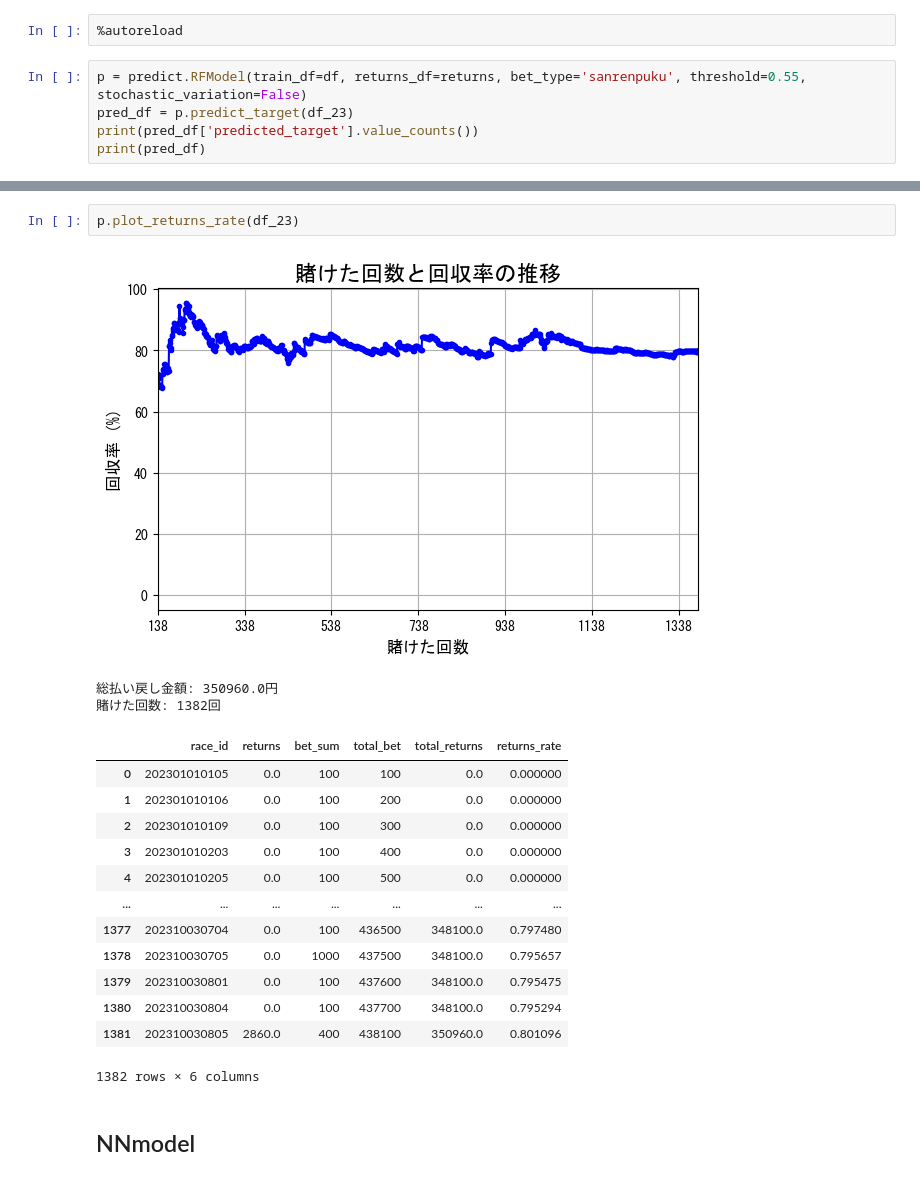
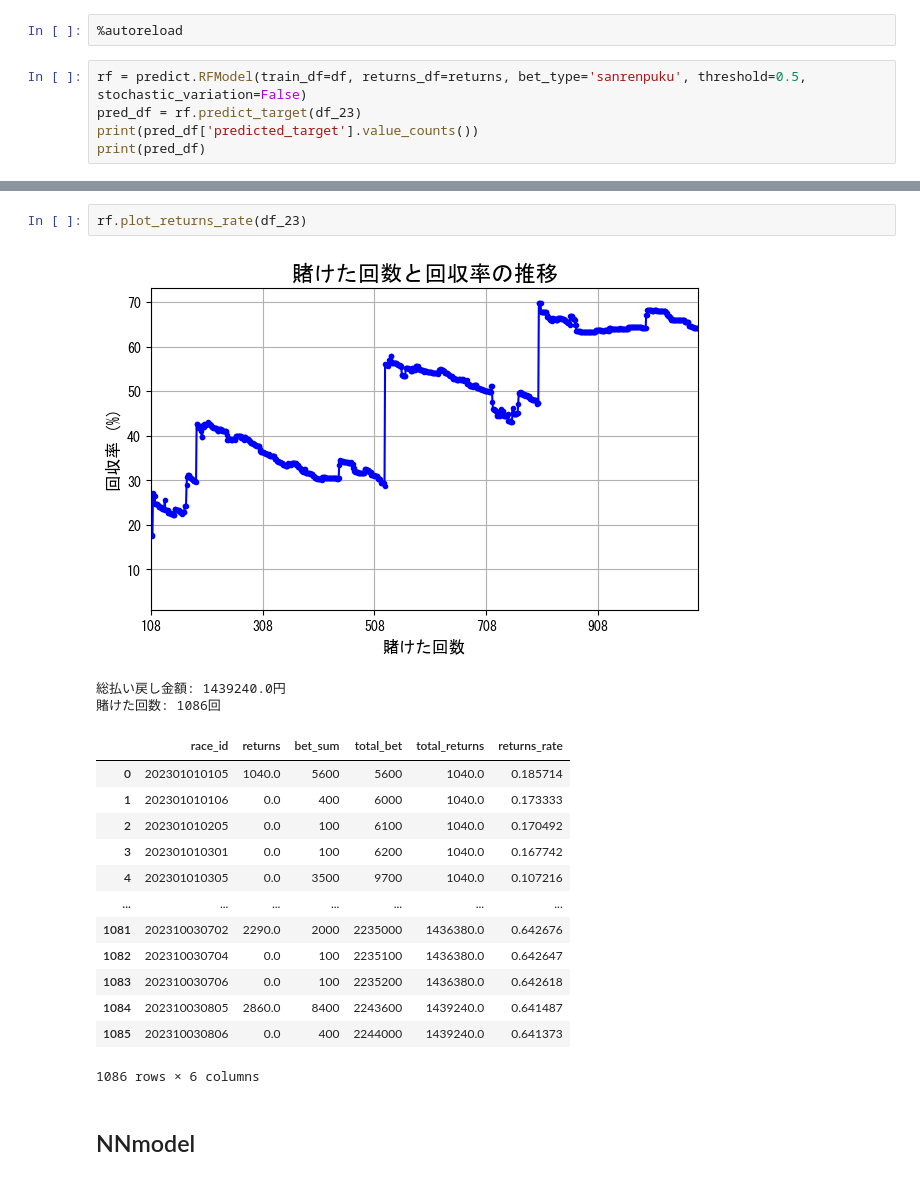
Before and after one commit to nanzeu/keiba, a Jupyter notebook: predict.ipynb, the cells around one changed output, grey strips where cells are left out. Drawn from its saved outputs; the diff is of its cells as text.

```diff
--- a/predict.ipynb
+++ b/predict.ipynb
@@ -109,8 +107,8 @@ with open(os.path.join(local_paths.MODELS_DIR, '2022_model_1_1.pickle'), mode='r
 # %%
 %autoreload
 # %%
-p = predict.RFModel(train_df=df, returns_df=returns, bet_type='sanrenpuku', threshold=0.55, stochastic_variation=False)
-pred_df = p.predict_target(df_23)
+rf = predict.RFModel(train_df=df, returns_df=returns, bet_type='sanrenpuku', threshold=0.5, stochastic_variation=False)
+pred_df = rf.predict_target(df_23)
 print(pred_df['predicted_target'].value_counts())
 print(pred_df)
 # %% [output]
@@ -134,22 +132,22 @@ weighted avg       0.78      0.80      0.78      9368
 # %%
-p.plot_returns_rate(df_23)
+rf.plot_returns_rate(df_23)
 # %% [output]
-[figure, old version]
+[figure, new version]
-総払い戻し金額: 350960.0円
-賭けた回数: 1382回
+総払い戻し金額: 1439240.0円
+賭けた回数: 1086回
 |  | race_id | returns | bet_sum | total_bet | total_returns | returns_rate |
-| 0 | 202301010105 | 0.0 | 100 | 100 | 0.0 | 0.000000 |
-| 1 | 202301010106 | 0.0 | 100 | 200 | 0.0 | 0.000000 |
-| 2 | 202301010109 | 0.0 | 100 | 300 | 0.0 | 0.000000 |
-| 3 | 202301010203 | 0.0 | 100 | 400 | 0.0 | 0.000000 |
-| 4 | 202301010205 | 0.0 | 100 | 500 | 0.0 | 0.000000 |
+| 0 | 202301010105 | 1040.0 | 5600 | 5600 | 1040.0 | 0.185714 |
+| 1 | 202301010106 | 0.0 | 400 | 6000 | 1040.0 | 0.173333 |
+| 2 | 202301010205 | 0.0 | 100 | 6100 | 1040.0 | 0.170492 |
+| 3 | 202301010301 | 0.0 | 100 | 6200 | 1040.0 | 0.167742 |
+| 4 | 202301010305 | 0.0 | 3500 | 9700 | 1040.0 | 0.107216 |
 | ... | ... | ... | ... | ... | ... | ... |
-| 1377 | 202310030704 | 0.0 | 100 | 436500 | 348100.0 | 0.797480 |
-| 1378 | 202310030705 | 0.0 | 1000 | 437500 | 348100.0 | 0.795657 |
-| 1379 | 202310030801 | 0.0 | 100 | 437600 | 348100.0 | 0.795475 |
-| 1380 | 202310030804 | 0.0 | 100 | 437700 | 348100.0 | 0.795294 |
-| 1381 | 202310030805 | 2860.0 | 400 | 438100 | 350960.0 | 0.801096 |
+| 1081 | 202310030702 | 2290.0 | 2000 | 2235000 | 1436380.0 | 0.642676 |
+| 1082 | 202310030704 | 0.0 | 100 | 2235100 | 1436380.0 | 0.642647 |
+| 1083 | 202310030706 | 0.0 | 100 | 2235200 | 1436380.0 | 0.642618 |
+| 1084 | 202310030805 | 2860.0 | 8400 | 2243600 | 1439240.0 | 0.641487 |
+| 1085 | 202310030806 | 0.0 | 400 | 2244000 | 1439240.0 | 0.641373 |
-1382 rows × 6 columns
+1086 rows × 6 columns
 # %% [markdown]
 ## NNmodel
 # %%
```
Also changed, not shown: parts of 11 cells of this notebook, 2 other files.
